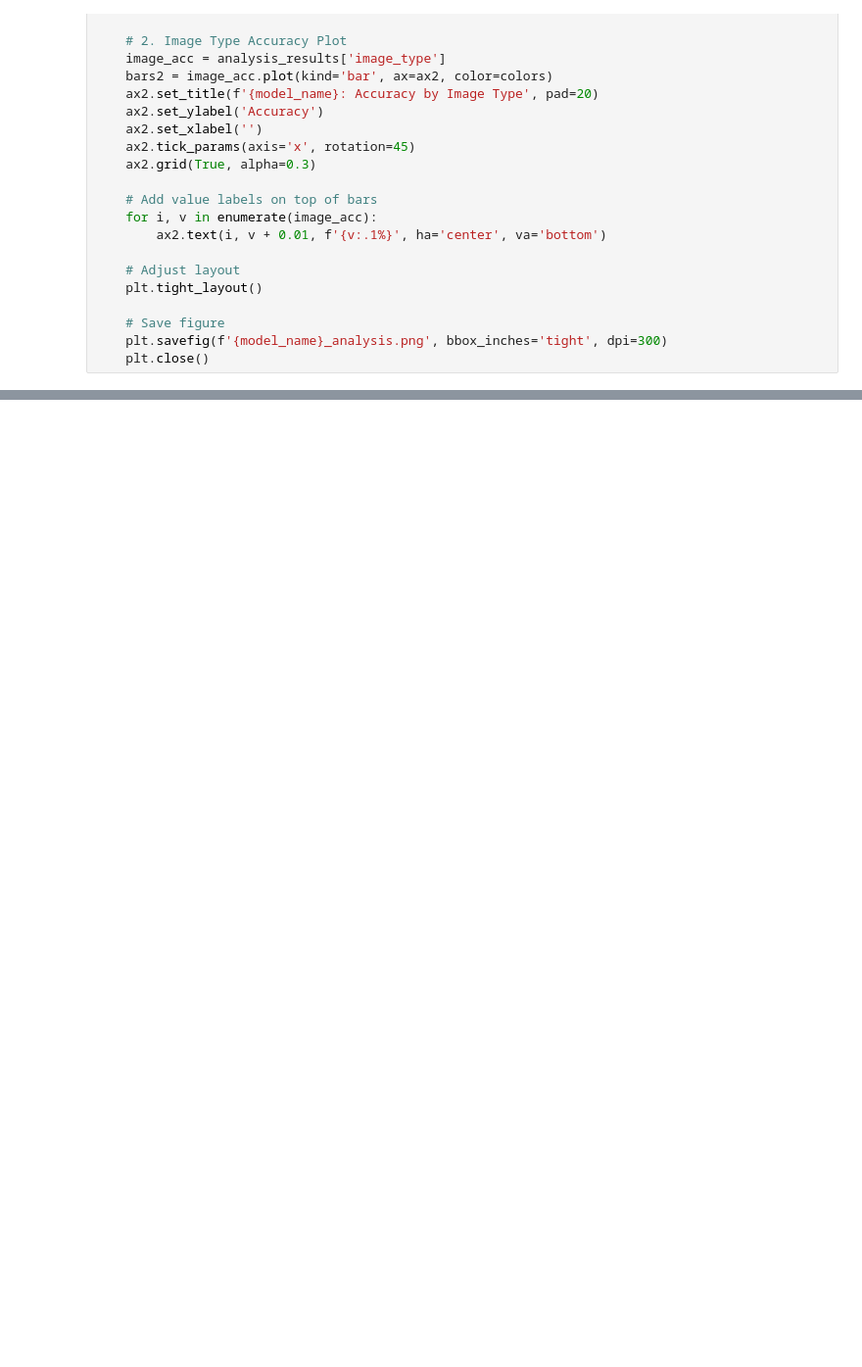
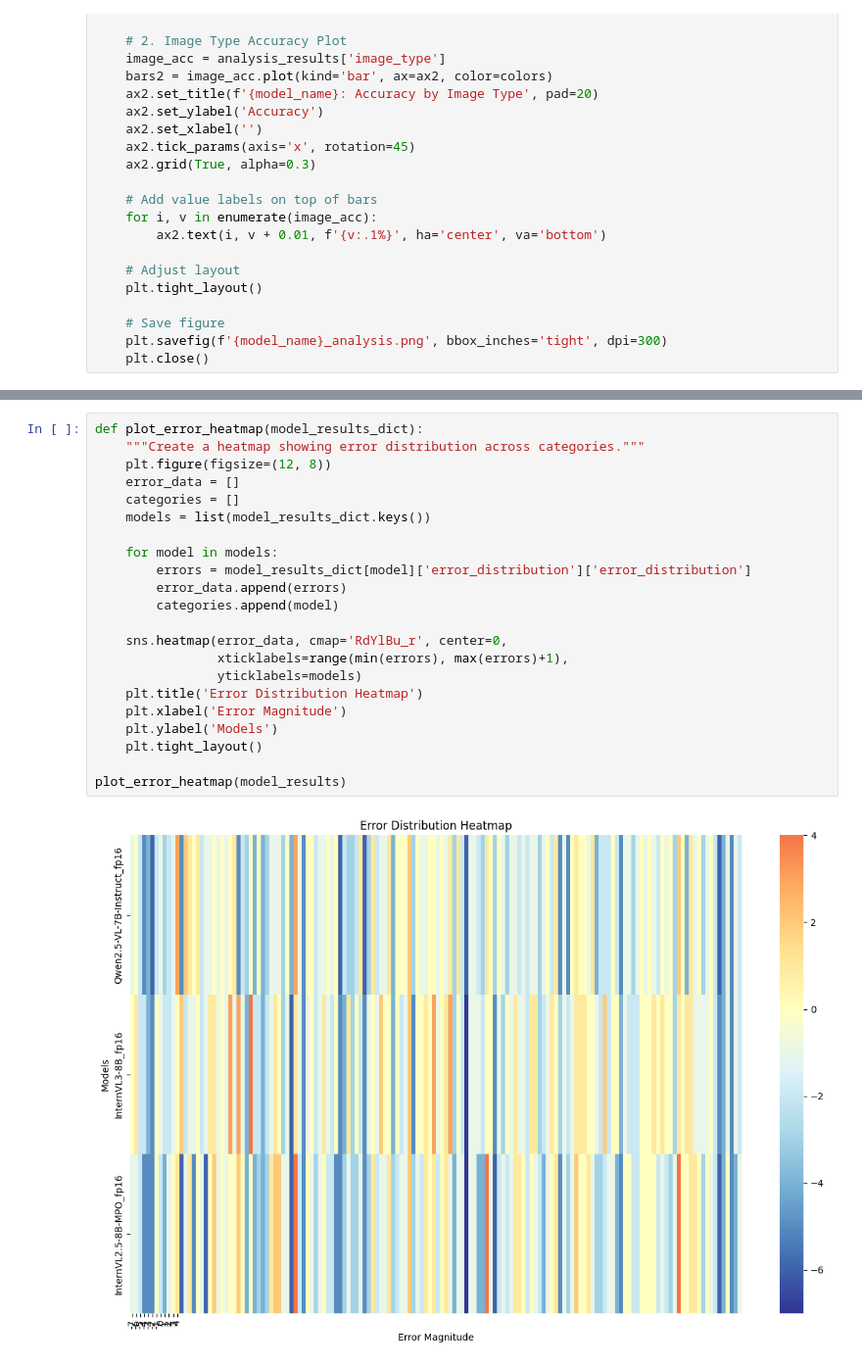
Before and after one commit to AbhishekKolari/ORBIT, a Jupyter notebook: analyse_results.ipynb, the cells around one changed output, grey strips where cells are left out. Shown at 98% size. Drawn from its saved outputs; the diff is of its cells as text; blank space fills up the shorter version.

```diff
--- a/analyse_results.ipynb
+++ b/analyse_results.ipynb
@@ -517,0 +653,24 @@ Ristretto-3B_fp16            26.67%   20.00%       13.33%
+# %%
+def plot_error_heatmap(model_results_dict):
+    """Create a heatmap showing error distribution across categories."""
+    plt.figure(figsize=(12, 8))
+    error_data = []
+    categories = []
+    models = list(model_results_dict.keys())
+
+    for model in models:
+        errors = model_results_dict[model]['error_distribution']['error_distribution']
+        error_data.append(errors)
+        categories.append(model)
+
+    sns.heatmap(error_data, cmap='RdYlBu_r', center=0,
+                xticklabels=range(min(errors), max(errors)+1),
+                yticklabels=models)
+    plt.title('Error Distribution Heatmap')
+    plt.xlabel('Error Magnitude')
+    plt.ylabel('Models')
+    plt.tight_layout()
+
+plot_error_heatmap(model_results)
+# %% [output]
+[figure, added]
```
Also changed, not shown: parts of 16 cells of this notebook, 44 other files.
